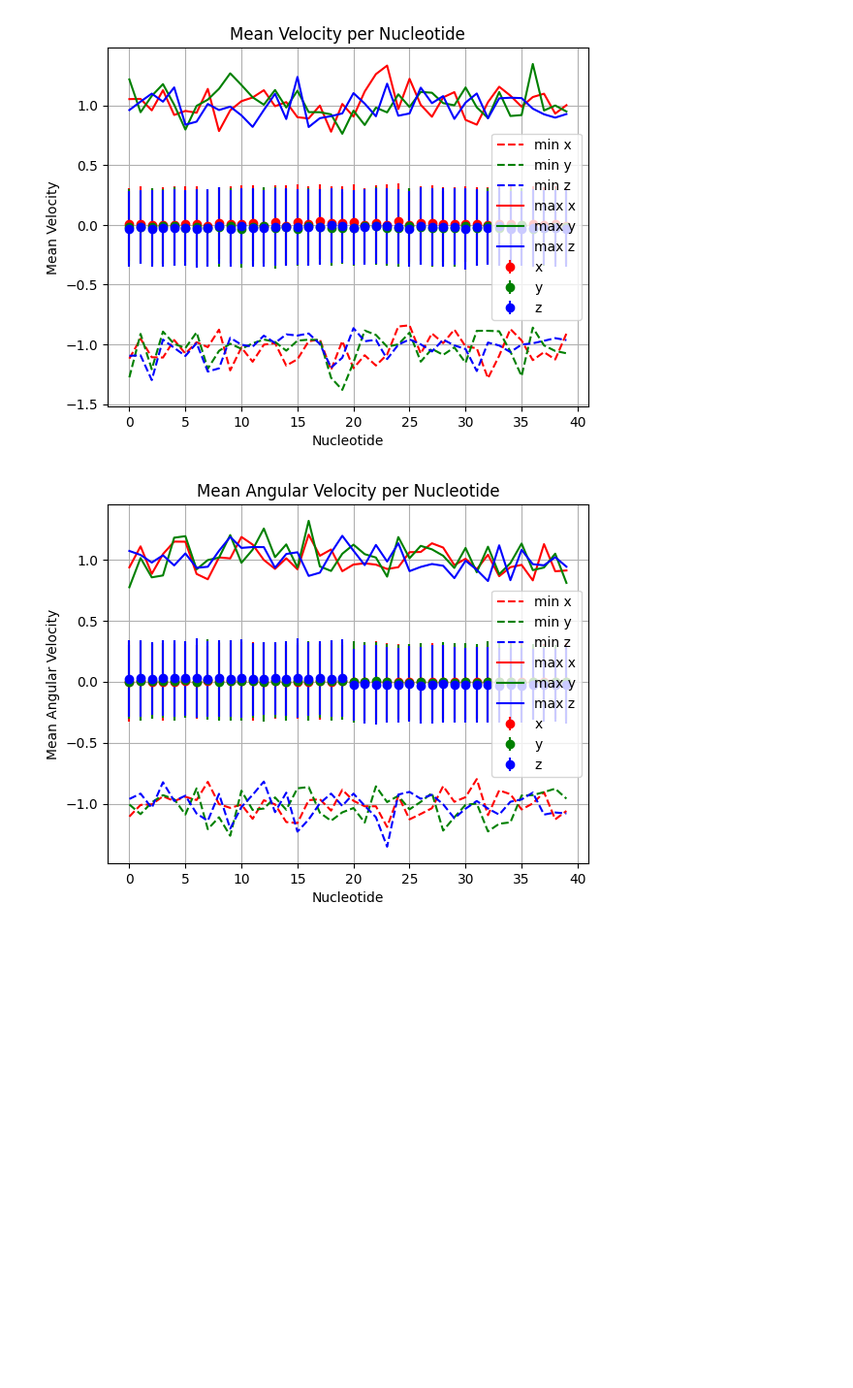
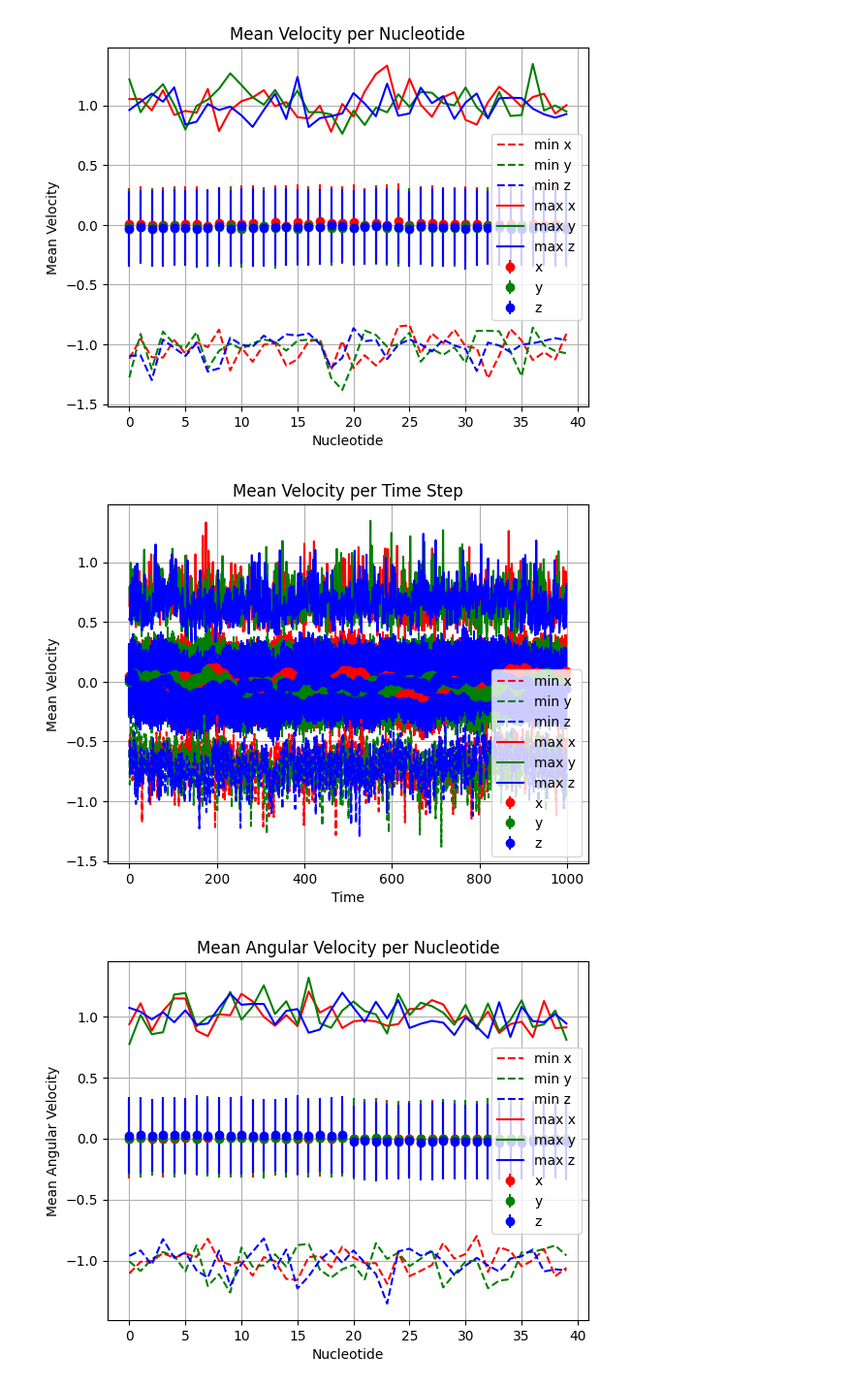
Before and after one commit to sassafras13/gnn-dna-sim, a Jupyter notebook: src/dataset-generation/dsDNA/02_stats.ipynb, the cells around one changed output. Shown at 97% size. Saved outputs shown, nothing was run; the diff lists cells and outputs as text; code cells hidden in the pictures; blank space fills up the shorter version.

```diff
--- a/src/dataset-generation/dsDNA/02_stats.ipynb
+++ b/src/dataset-generation/dsDNA/02_stats.ipynb
@@ -266,6 +347,10 @@ computePlotStatsPer(baseNormalAll, "Base Normal Vector")
 computePlotStatsPer(velocityAll, "Velocity")
 # %% [output]
 [figure]
+# %%
+computePlotStatsPer(velocityAll, "Velocity", axis=1)
+# %% [output]
+[figure, added]
 # %%
 computePlotStatsPer(angVelocityAll, "Angular Velocity")
 # %% [output]
```
Also changed, not shown: parts of 49 cells of this notebook, 1 other file.
